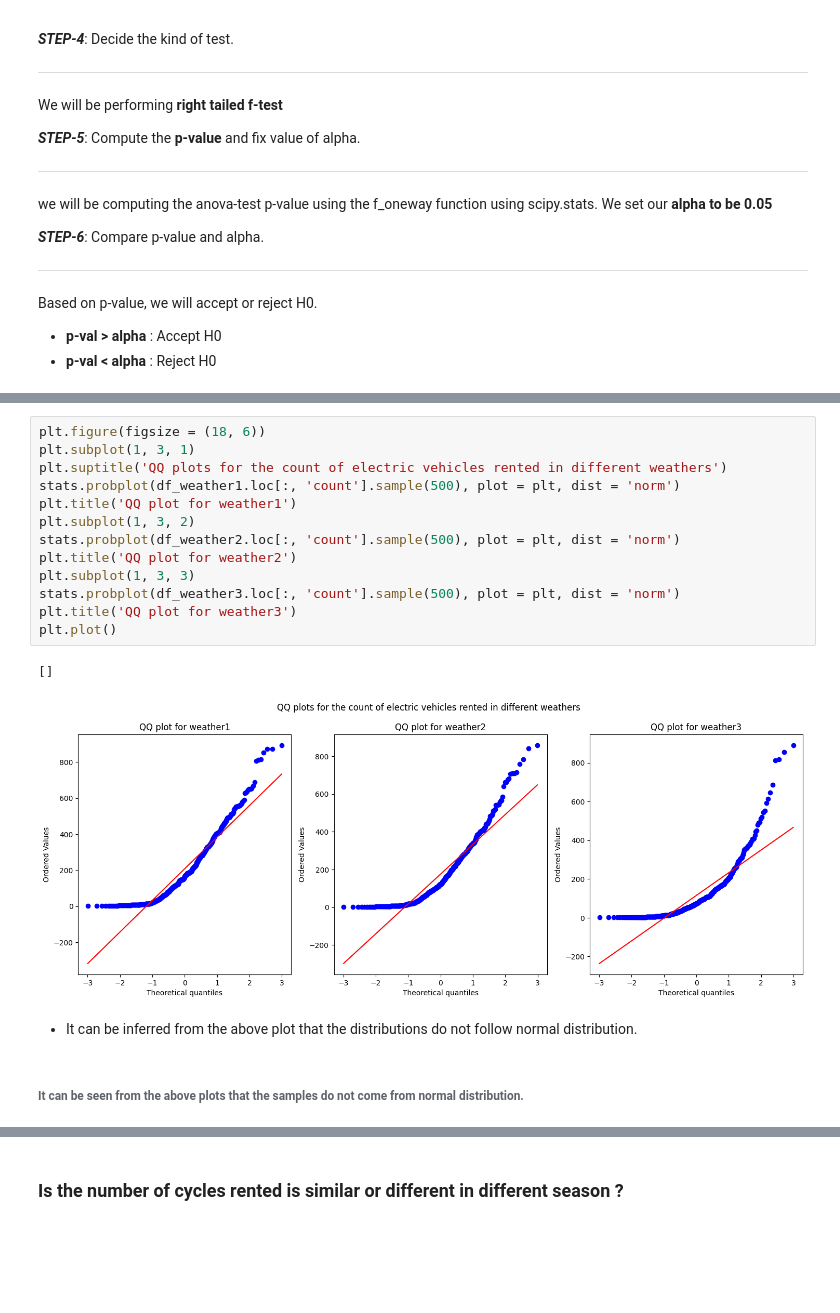
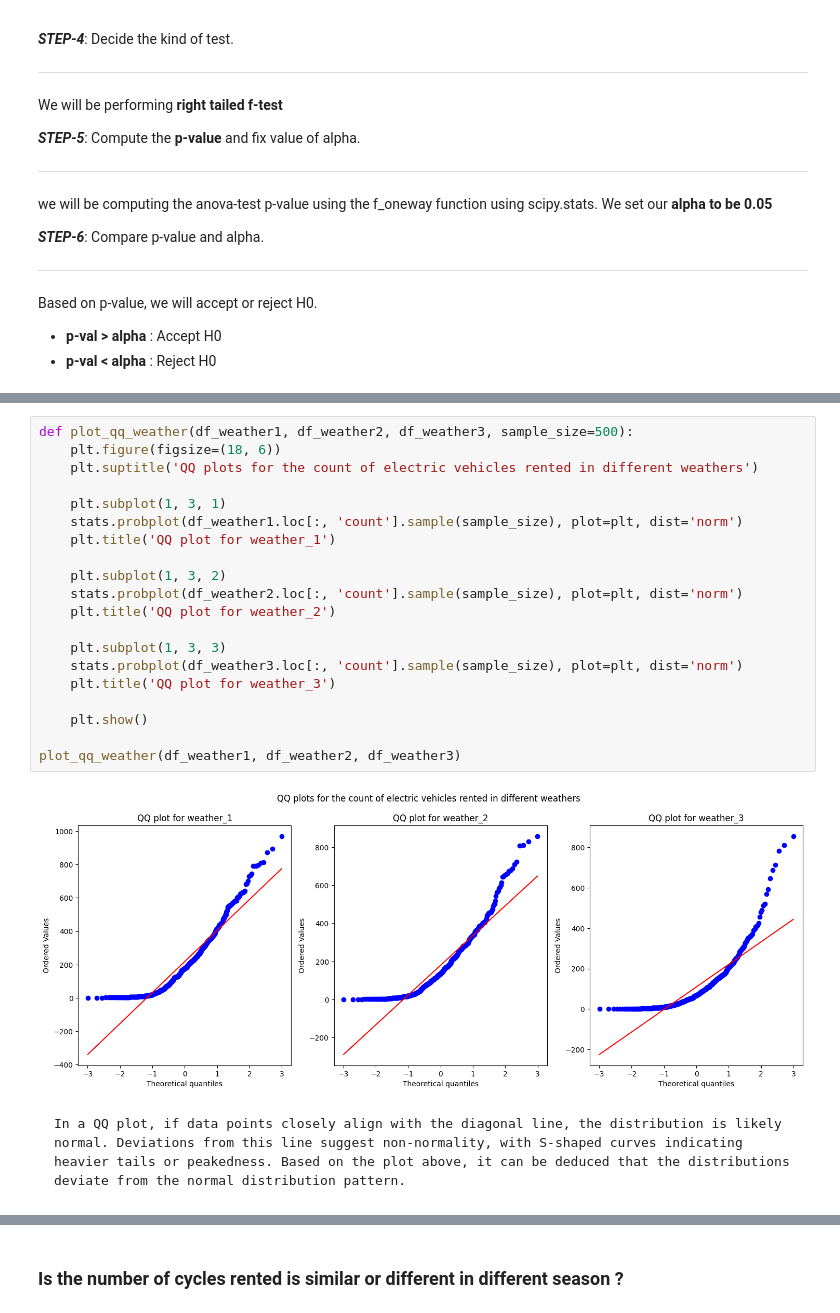
Before and after one commit to ROHIT32767/BRSM, a Jupyter notebook: Assignments/A1/Q3.ipynb, the cells around one changed output, grey strips where cells are left out. Cells and saved outputs as stored; diff of their text form; blank space fills up the shorter version.

````diff
--- a/Assignments/A1/Q3.ipynb
+++ b/Assignments/A1/Q3.ipynb
@@ -756,21 +679,27 @@ plt.plot()
-# %%
-plt.figure(figsize = (18, 6))
-plt.subplot(1, 3, 1)
-plt.suptitle('QQ plots for the count of electric vehicles rented in different weathers')
-stats.probplot(df_weather1.loc[:, 'count'].sample(500), plot = plt, dist = 'norm')
-plt.title('QQ plot for weather1')
-plt.subplot(1, 3, 2)
-stats.probplot(df_weather2.loc[:, 'count'].sample(500), plot = plt, dist = 'norm')
-plt.title('QQ plot for weather2')
-plt.subplot(1, 3, 3)
-stats.probplot(df_weather3.loc[:, 'count'].sample(500), plot = plt, dist = 'norm')
-plt.title('QQ plot for weather3')
-plt.plot()
-# %% [output]
-[]
-[figure, removed]
+# %%
+def plot_qq_weather(df_weather1, df_weather2, df_weather3, sample_size=500):
+    plt.figure(figsize=(18, 6))
+    plt.suptitle('QQ plots for the count of electric vehicles rented in different weathers')
+
+    plt.subplot(1, 3, 1)
+    stats.probplot(df_weather1.loc[:, 'count'].sample(sample_size), plot=plt, dist='norm')
+    plt.title('QQ plot for weather_1')
+
+    plt.subplot(1, 3, 2)
+    stats.probplot(df_weather2.loc[:, 'count'].sample(sample_size), plot=plt, dist='norm')
+    plt.title('QQ plot for weather_2')
+
+    plt.subplot(1, 3, 3)
+    stats.probplot(df_weather3.loc[:, 'count'].sample(sample_size), plot=plt, dist='norm')
+    plt.title('QQ plot for weather_3')
+
+    plt.show()
+
+plot_qq_weather(df_weather1, df_weather2, df_weather3)
+# %% [output]
+[figure, added]
 # %% [markdown]
- - It can be inferred from the above plot that the distributions do not follow normal distribution.
+```
+In a QQ plot, if data points closely align with the diagonal line, the distribution is likely normal. Deviations from this line suggest non-normality, with S-shaped curves indicating heavier tails or peakedness. Based on the plot above, it can be deduced that the distributions deviate from the normal distribution pattern.
+```
-# %% [markdown]
-###### It can be seen from the above plots that the samples do not come from normal distribution.
 # %% [markdown]
````
Also changed, not shown: parts of 51 cells of this notebook.
